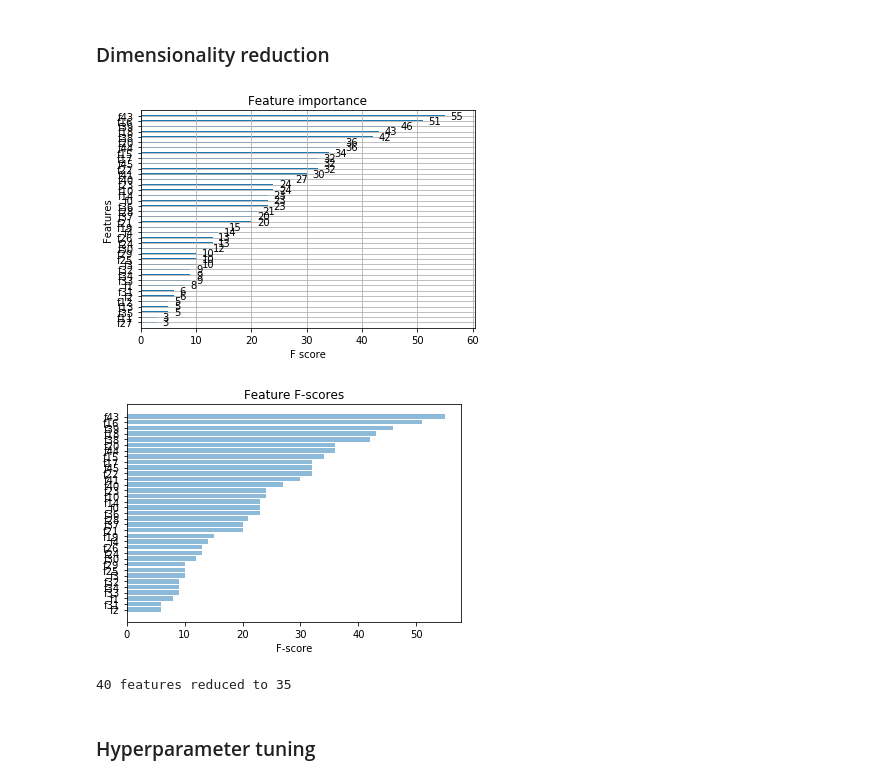
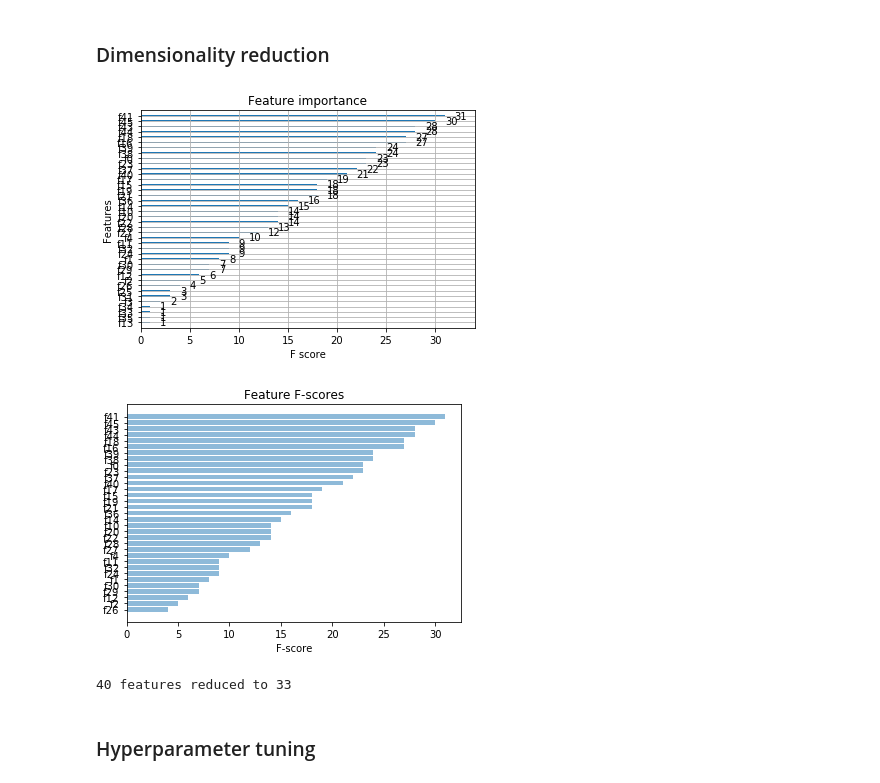
Before and after one commit to AlisonDoucette/ltr, a Jupyter notebook: notebooks/presentation.ipynb, the cells around one changed output. Drawn from its saved outputs; the diff is of its cells as text; code cells hidden in the pictures.

```diff
--- a/notebooks/presentation.ipynb
+++ b/notebooks/presentation.ipynb
@@ -109,5 +110,5 @@ params = {'objective': 'rank:pairwise',
 
 # for training the model, we will give it a test set for early-stopping
 # the num_boost_rounds defines the absolute max, but it will stop when it shows no further improvement
-xgb_model = xgb.train(params, Dtrain, num_boost_round=2500, early_stopping_rounds=10, evals=[(Dtest, 'test')])
+xgb_pairwise = xgb.train(params, Dtrain, num_boost_round=2500, early_stopping_rounds=10, evals=[(Dtest, 'test')])
 # %% [output]
@@ -135,0 +137,11 @@ Stopping. Best iteration:
+# %%
+# we can try optimizing NDCG directly instead
+
+# define the ranking parameters
+params = {'objective': 'rank:ndcg',
+          'eval_metric': ['ndcg@5','ndcg']
+          }
+
+# for training the model, we will give it a test set for early-stopping
+# the num_boost_rounds defines the absolute max, but it will stop when it shows no further improvement
+xgb_listwise = xgb.train(params, Dtrain, num_boost_round=2500, early_stopping_rounds=10, evals=[(Dtest, 'test')])
@@ -141,34 +173,34 @@ Stopping. Best iteration:
 import matplotlib
 import matplotlib.pyplot as plt
 
-xgb.plot_importance(xgb_model)
+xgb.plot_importance(xgb_listwise)
 plt.show()
 # %% [output]
-[figure, old version]
+[figure, new version]
 # %%
 # get the feature importance scores
-weight_score = xgb_model.get_score(importance_type='weight')
-gain_score = xgb_model.get_score(importance_type='gain')
-cover_score = xgb_model.get_score(importance_type='cover')
-f_score = xgb_model.get_fscore()
+weight_score = xgb_listwise.get_score(importance_type='weight')
+gain_score = xgb_listwise.get_score(importance_type='gain')
+cover_score = xgb_listwise.get_score(importance_type='cover')
+f_score = xgb_listwise.get_fscore()
 
 import operator
 thresh = 0.10 # minimum % contribution of F-score
 max_fscore = np.max(list(f_score.values()))
 significant_features = [k for (k, v) in sorted(f_score.items(), key=operator.itemgetter(1)) if v > thresh*max_fscore]
 
 signif_scores = [f_score[k] for k in significant_features]
 ypos = np.arange(len(signif_scores)) # y position
 plt.barh(ypos, signif_scores, align='center', alpha=0.5)
 plt.yticks(ypos, significant_features)
 plt.xlabel('F-score')
 plt.title('Feature F-scores')
 plt.show()
 
 print("{} features reduced to {}".format(len(f_score), len(significant_features)))
 # %% [output]
-[figure, old version]
+[figure, new version]
-40 features reduced to 35
+40 features reduced to 33
 # %% [markdown]
 ### Hyperparameter tuning
 # %%
```
Also changed, not shown: parts of 10 cells of this notebook.
